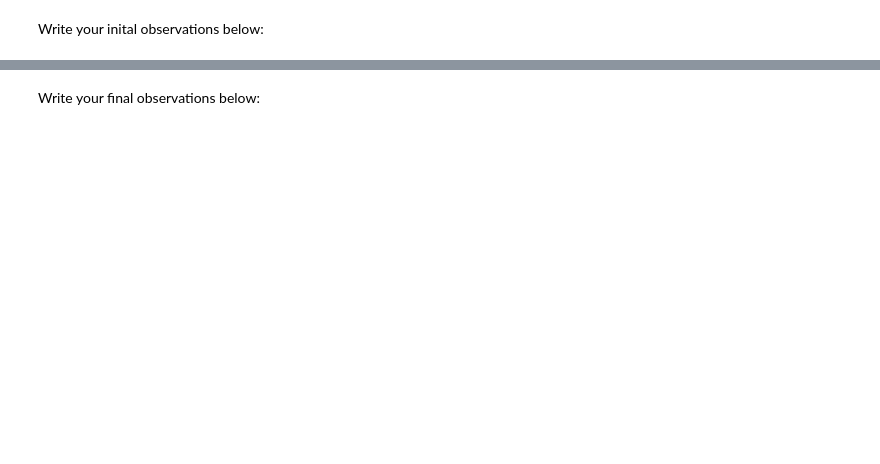
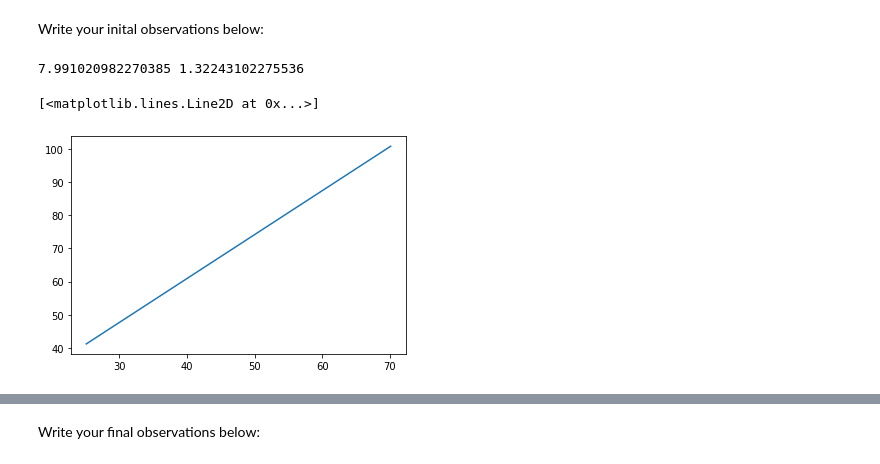
Before and after one commit to jcllobet/epitech, a Jupyter notebook: 02_Machine_Learning/04_Linear_Regression_and_Sklearn/exercises/linear_regression/linear_regression_from_scratch.ipynb, the cells around one changed output, grey strips where cells are left out. Saved outputs shown, nothing was run; the diff lists cells and outputs as text; code cells hidden in the pictures; blank space fills up the shorter version.

```diff
--- a/02_Machine_Learning/04_Linear_Regression_and_Sklearn/exercises/linear_regression/linear_regression_from_scratch.ipynb
+++ b/02_Machine_Learning/04_Linear_Regression_and_Sklearn/exercises/linear_regression/linear_regression_from_scratch.ipynb
@@ -36 +39,22 @@ Write your inital observations below:
+# %%
+#implement a least squares function to find a, b
+# b = SUM ( xi - x_mean) * (yi - y_mean) / SUM (xi - x_mean)^2
+# a = y_mean - b * x_mean
+def least_squares(x, y):
+    b = ((x - x.mean())*(y - y.mean())).sum() / ((x - x.mean())**2).sum()
+    a = y.mean() - (b * x.mean())
+    print(a, b)
+    return a, b
+# %%
+#plot the regression line as x and y
+a, b = least_squares(x, y)
+
+pred_x = np.arange(min(x), max(x))
+pred_y = a + b*pred_x
+
+plt.plot(pred_x, pred_y)
+# %% [output]
+7.991020982270385 1.32243102275536
+[<matplotlib.lines.Line2D at 0x...>]
+[figure, added]
 # %%
```
Also changed, not shown: parts of 5 cells of this notebook, 18 other files.
